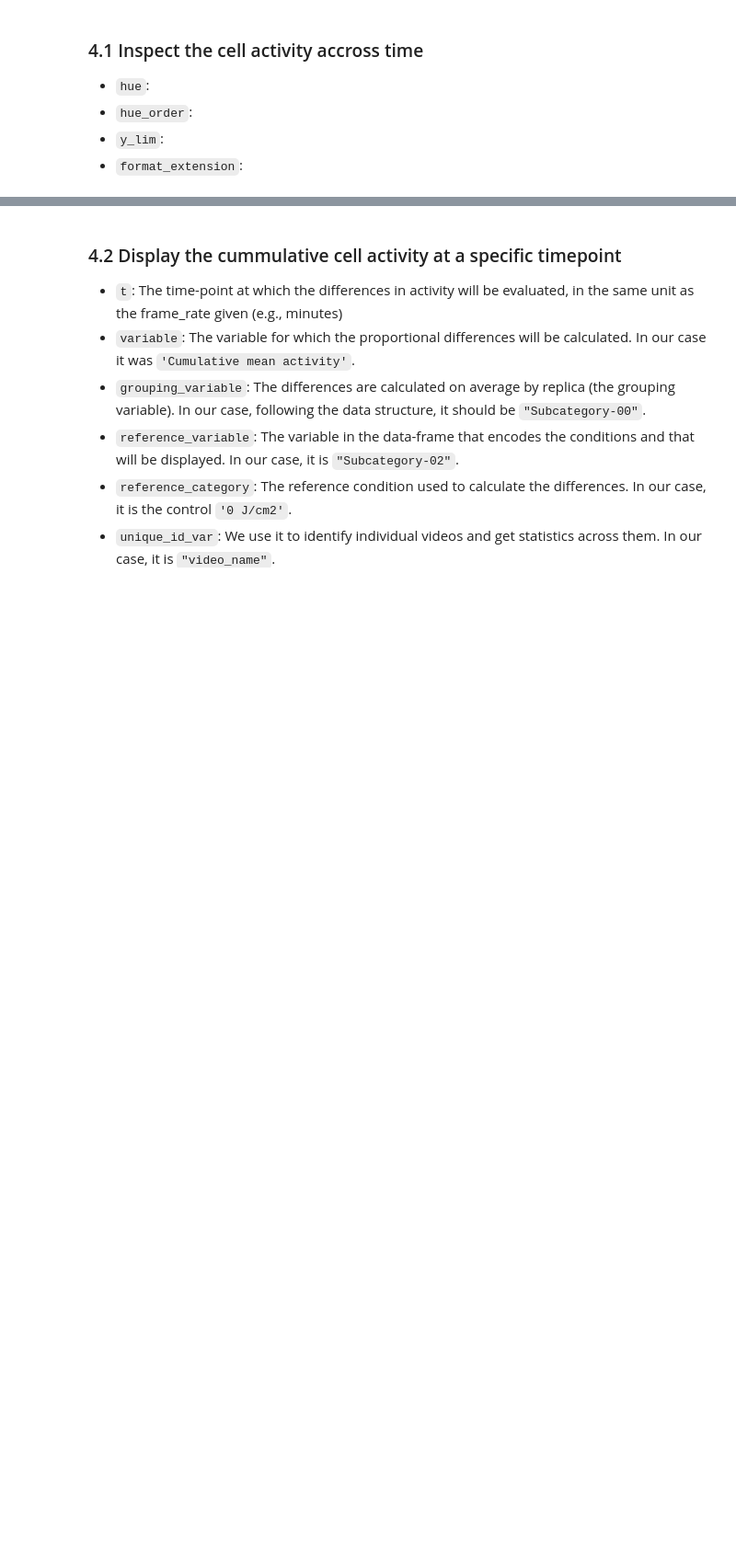
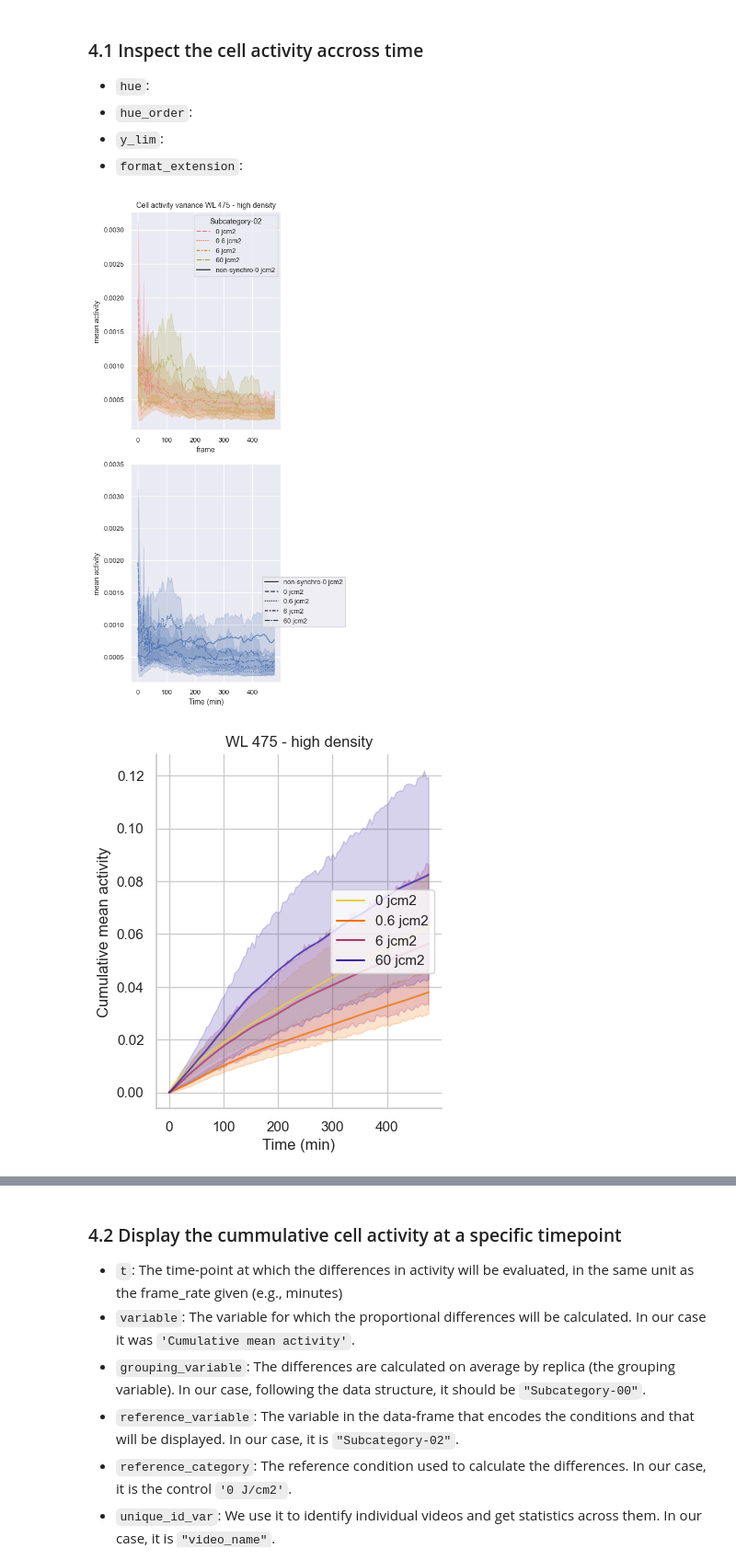
Before and after one commit to HenriquesLab/PhotoFiTT, a Jupyter notebook: notebooks/Analyse_cellactivity.ipynb, the cells around one changed output, grey strips where cells are left out. Shown at 92% size. Drawn from its saved outputs; the diff is of its cells as text; code cells hidden in the pictures; blank space fills up the shorter version.

Commit message:
cell activity premittoic

```diff
--- a/notebooks/Analyse_cellactivity.ipynb
+++ b/notebooks/Analyse_cellactivity.ipynb
@@ -44,13 +46,13 @@ from photofitt.utils import power_conversion, numerical_dose
 - `path2results`: The path where the notebook will save all the results. Once the cell activity is calculated, a CSV file together with the plots will be stored there.
 - `frame_rate`: The time frame in the videos given in minutes (e.g., `frame_rate = 4`)
 # %%
-path2images =
-path2results =
+path2images = ""
+path2results = "/Users/esti/Documents/PROYECTOS/PHX/PhotoFiTT/example-data/cell-activity/"
 frame_rate = 4
 
 ## Prepare the directory to save the results
-os.makedirs(output_path,exist_ok=True)
-os.makedirs(os.path.join(output_path, "plots"), exist_ok=True)
+os.makedirs(path2results,exist_ok=True)
+os.makedirs(os.path.join(path2results, "plots"), exist_ok=True)
 # %% [markdown]
 ## 3. Calculate cell activity.
 This process can take long hours depending on the number of videos to analyse. If it is already calculated, do not run this cell again and jump to the next step
@@ -79,38 +81,43 @@ activity_metrics.to_csv(os.path.join(output_path, "data_activity_intensity.csv")
 - `y_lim`:
 - `format_extension`:
 # %%
-activity_metrics = pd.read_csv(os.path.join(output_path, "data_activity_intensity.csv"))
+activity_metrics = pd.read_csv(os.path.join(path2results, "data_activity_intensity.csv"))
+
 # If the data was organised as indicated, Subcategory-01 corresponds to the wavelength (e.g., 385nm illumination)
 wavelength = np.unique(activity_metrics["Subcategory-01"])
 
-
-hue="Light dose cat" # It's the variable that corresponds to the light dose (e.g., 60 J/cm2)
-hue_order = ['0 J/cm2','0.6 J/cm2', '6 J/cm2', '60 J/cm2'] # Establish your own order if needed.
+hue="Subcategory-02" # It's the variable that corresponds to the light dose (e.g., 60 J/cm2)
+hue_order = ['0 jcm2','0.6 jcm2', '6 jcm2', '60 jcm2'] # Establish your own order if needed.
 ylim = [0.0001, 0.0035] # This is the y-axis limit to plot everything similarly. Addapt it as needed.
 format_extension = 'pdf' # Format to save the plots.
+
 for w in wavelength:
     activity_w = activity_metrics[activity_metrics["Subcategory-01"]==w].reset_index(drop=True)
 
     # Plot the temporal distribution of the activity
     y = "mean activity" # Variable to display
     display.conditions_with_aggregates(activity_w, y,
                                f"Cell activity variance {w}",
-                               os.path.join(output_path, "plots"),
+                               os.path.join(path2results, "plots"),
                                f"activity_variance_{w}.png",
                                hue=hue,
                                hue_order=hue_order,
                                ylim = ylim)
 
     ## Plot additive activity
     activity_w_dataframe, activity_w = cumulative_activity(activity_w, y, use_starting_point="None", starting_point=0)
 
     y_var = f"Cumulative {y}"
     name = "cell_cumulative_activity_{0}.{1}".format(w, format_extension)
     title = f"{w}"
     display.conditions(activity_w, y_var,
-               title,
-               hue,
-               os.path.join(output_path, "plots"), name,
-               hue_order=hue_order,
-               palette=sns.color_palette("CMRmap_r", len(hue_order)) # change the palette if desired
-               figsize=(4, 5)) # Change the aspect ratio of the figure if desired
+                       title,
+                       hue,
+                       os.path.join(path2results, "plots"),
+                       name,
+                       hue_order=hue_order,
+                       palette=sns.color_palette("CMRmap_r", len(hue_order)), # change the palette if desired
+                       figsize=(4, 5)) # Change the aspect ratio of the figure if desired
+# %% [output]
+[figure, added]
+[figure, added]
```
Also changed, not shown: parts of 9 cells of this notebook, 5 other files.
